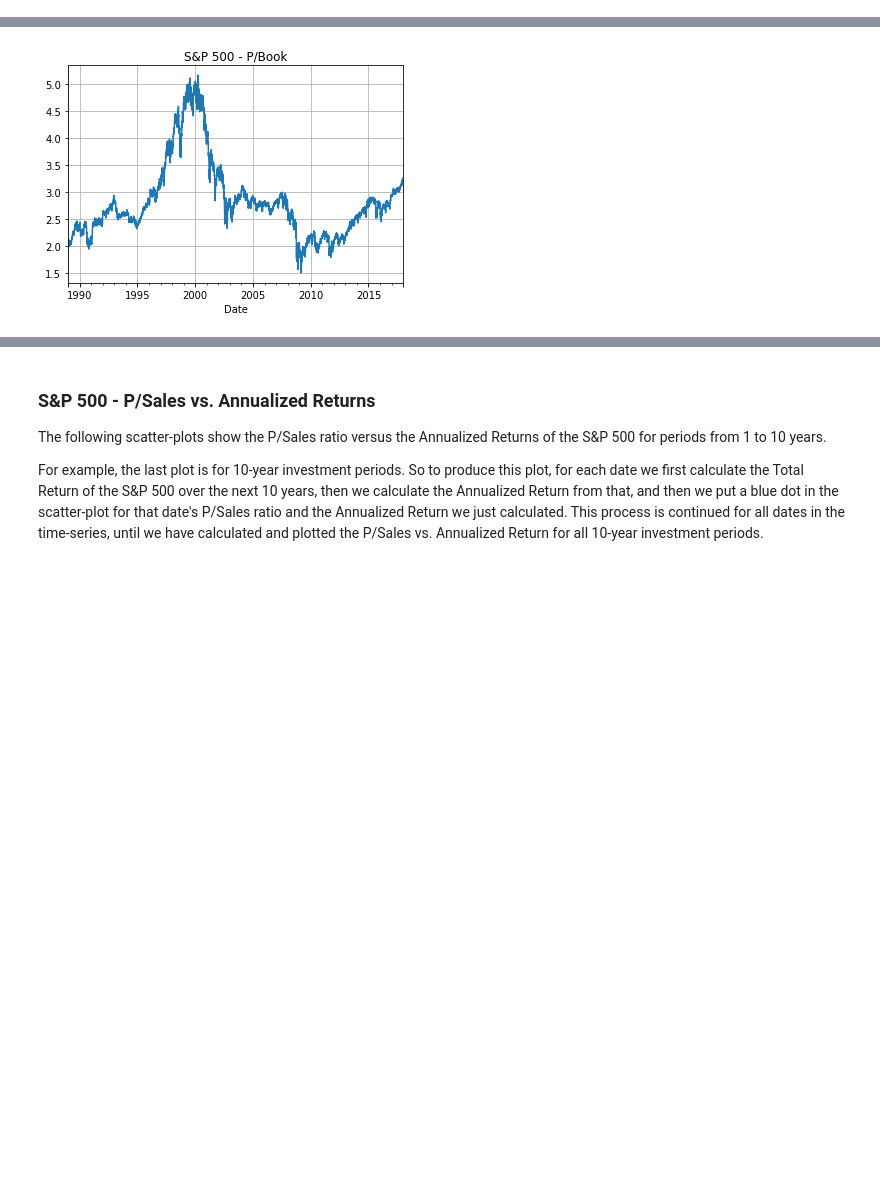
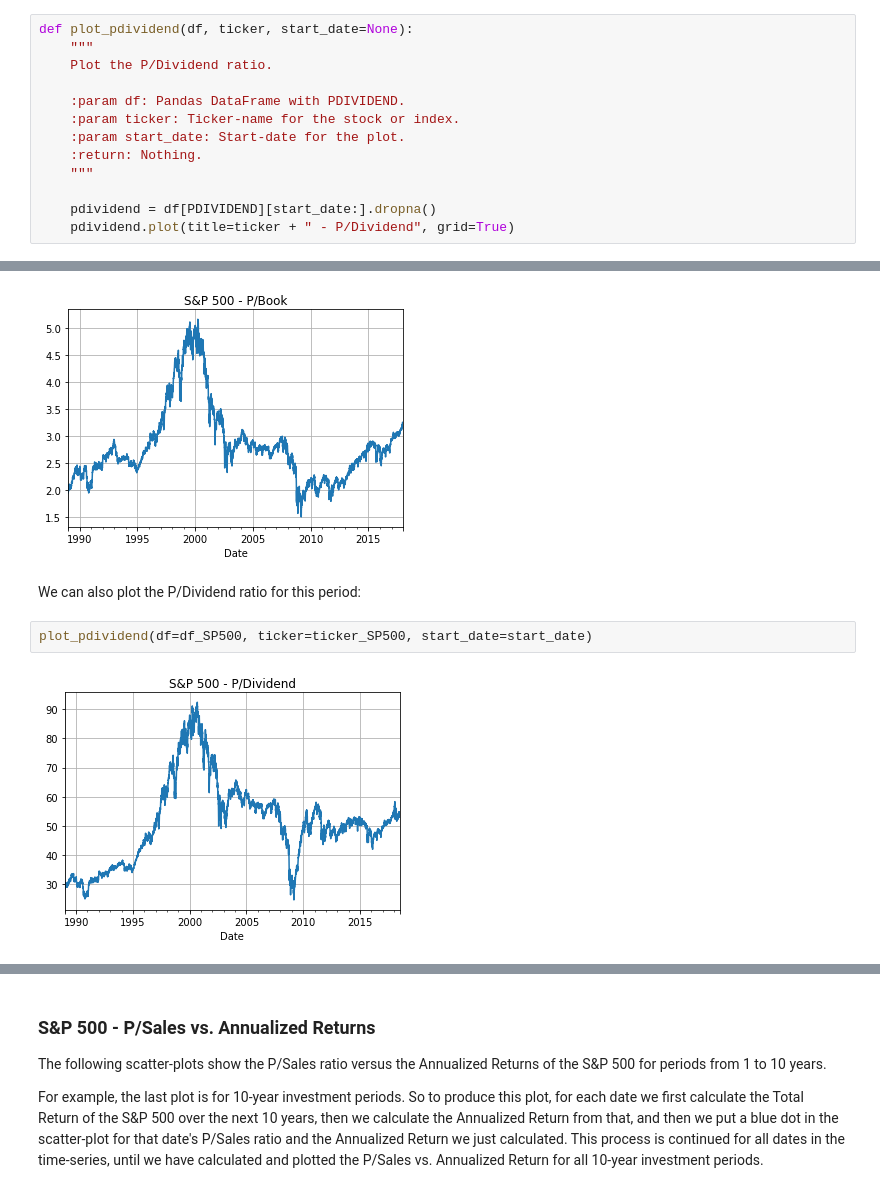
Before and after one commit to Hvass-Labs/FinanceOps, a Jupyter notebook: 01_Forecasting_Long-Term_Stock_Returns.ipynb, the cells around one changed output, grey strips where cells are left out. Drawn from its saved outputs; the diff is of its cells as text; blank space fills up the shorter version.

Commit message:
Added P/Dividend and Dividend Yield for S&P 500

```diff
--- a/01_Forecasting_Long-Term_Stock_Returns.ipynb
+++ b/01_Forecasting_Long-Term_Stock_Returns.ipynb
@@ -273,3 +273,16 @@ def plot_pbook(df, ticker, start_date=None):
+# %%
+def plot_pdividend(df, ticker, start_date=None):
+    """
+    Plot the P/Dividend ratio.
+
+    :param df: Pandas DataFrame with PDIVIDEND.
+    :param ticker: Ticker-name for the stock or index.
+    :param start_date: Start-date for the plot.
+    :return: Nothing.
+    """
+
+    pdividend = df[PDIVIDEND][start_date:].dropna()
+    pdividend.plot(title=ticker + " - P/Dividend", grid=True)
 # %% [markdown]
 ## S&P 500
 
@@ -300,3 +313,9 @@ We can also plot the P/Book ratio for this period:
 plot_pbook(df=df_SP500, ticker=ticker_SP500, start_date=start_date)
 # %% [output]
 [figure]
+# %% [markdown]
+We can also plot the P/Dividend ratio for this period:
+# %%
+plot_pdividend(df=df_SP500, ticker=ticker_SP500, start_date=start_date)
+# %% [output]
+[figure, added]
```
Also changed, not shown: parts of 19 cells of this notebook, 2 other files.
